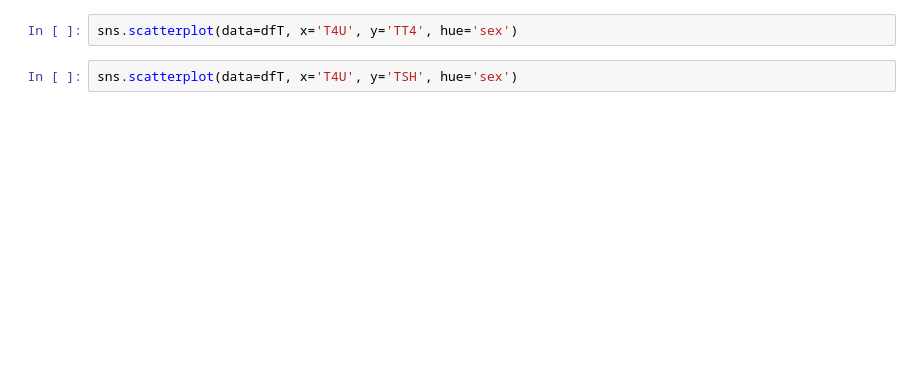
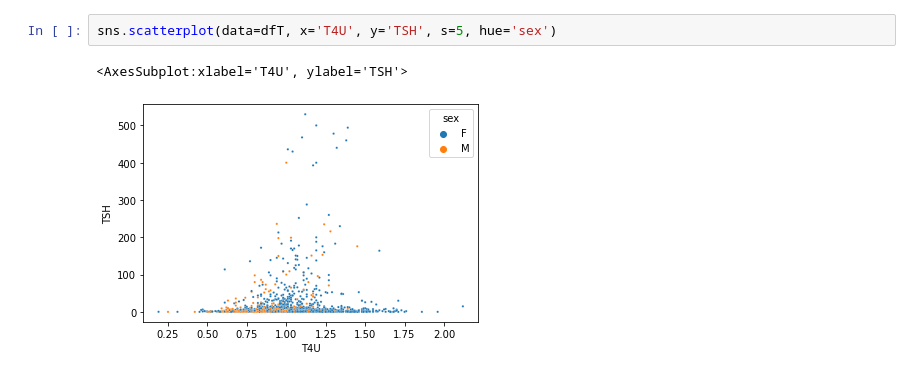
Before and after one commit to cantaruttim/Thyroid_Disease, a Jupyter notebook: Tyreoid Disease.ipynb, the cells around one changed output. Drawn from its saved outputs; the diff is of its cells as text; blank space fills up the shorter version.

```diff
--- a/Tyreoid Disease.ipynb
+++ b/Tyreoid Disease.ipynb
@@ -141,7 +158,8 @@ sns.lmplot(data=dfT,
 # %%
-sns.scatterplot(data=dfT, x='T4U', y='TT4', hue='sex')
+sns.scatterplot(data=dfT, x='T4U', y='TSH', s=5, hue='sex')
+# %% [output]
+<AxesSubplot:xlabel='T4U', ylabel='TSH'>
+[figure, added]
-# %%
-sns.scatterplot(data=dfT, x='T4U', y='TSH', hue='sex')
 # %%
 sns.countplot(dfT['age'], palette='mako');
 # dfT[dfT['age'] <= 0] >>>> sem idades negativas
```
Also changed, not shown: parts of 62 cells of this notebook.
